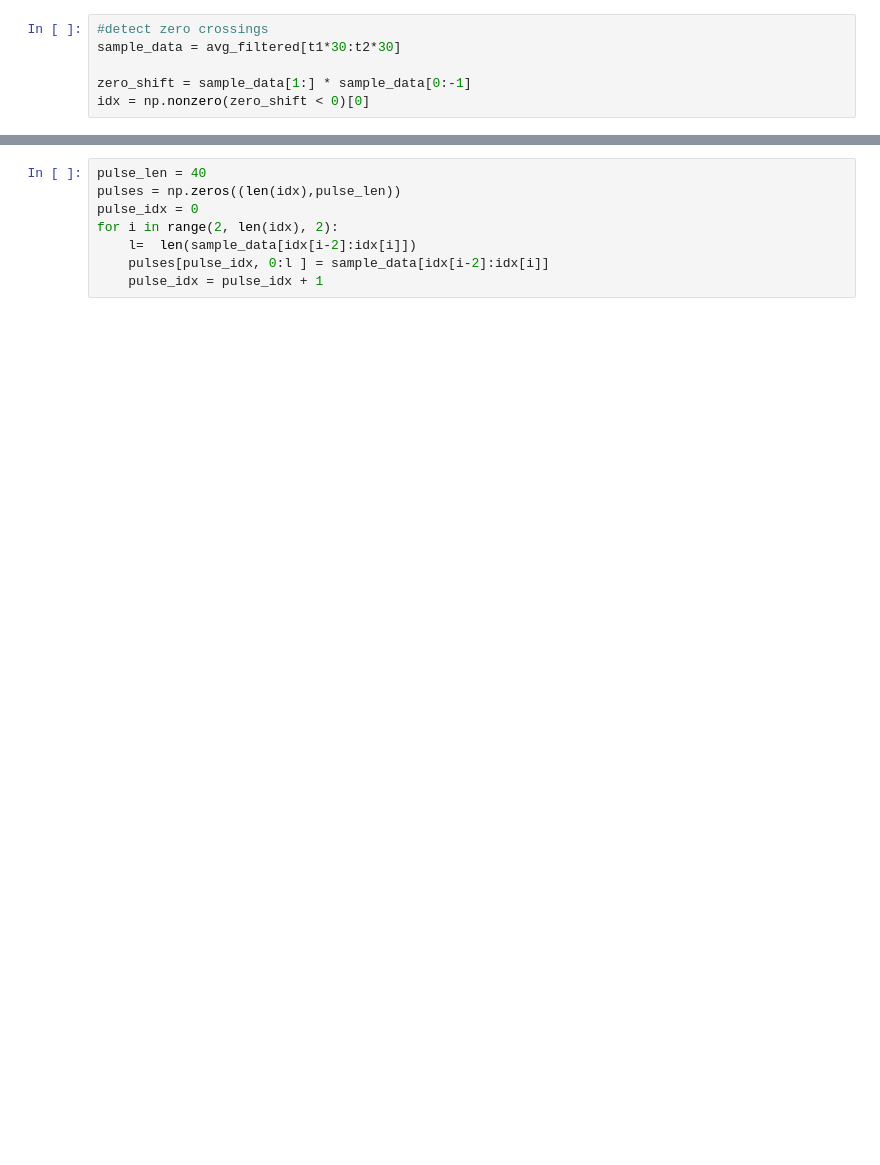
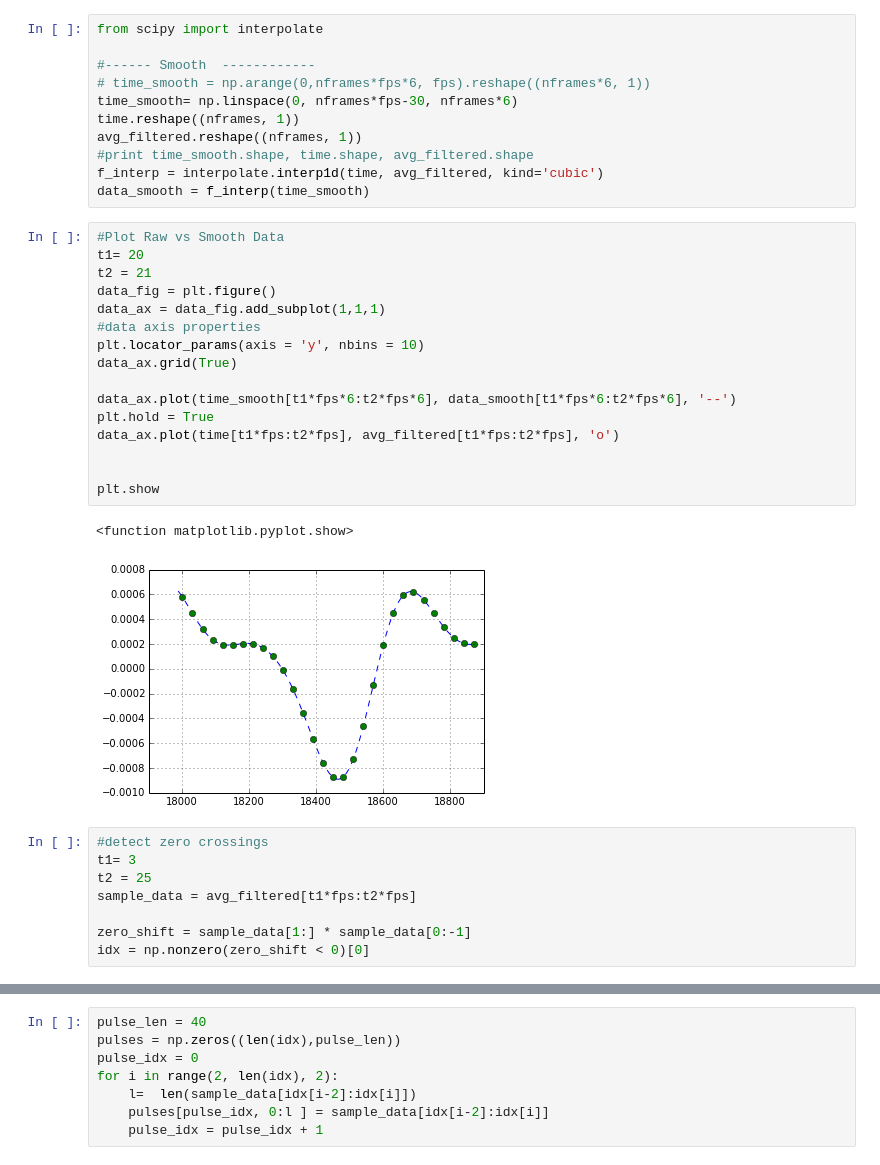
Before and after one commit to brown-ccv/pulsedetector, a Jupyter notebook: pulse_align.ipynb, the cells around one changed output, grey strips where cells are left out. Drawn from its saved outputs; the diff is of its cells as text; blank space fills up the shorter version.

```diff
--- a/pulse_align.ipynb
+++ b/pulse_align.ipynb
@@ -35,6 +41,38 @@ plt.show
+# %%
+from scipy import interpolate
+
+#------ Smooth  ------------
+# time_smooth = np.arange(0,nframes*fps*6, fps).reshape((nframes*6, 1))
+time_smooth= np.linspace(0, nframes*fps-30, nframes*6)
+time.reshape((nframes, 1))
+avg_filtered.reshape((nframes, 1))
+#print time_smooth.shape, time.shape, avg_filtered.shape
+f_interp = interpolate.interp1d(time, avg_filtered, kind='cubic')
+data_smooth = f_interp(time_smooth)
+# %%
+#Plot Raw vs Smooth Data
+t1= 20
+t2 = 21
+data_fig = plt.figure()
+data_ax = data_fig.add_subplot(1,1,1)
+#data axis properties
+plt.locator_params(axis = 'y', nbins = 10)
+data_ax.grid(True)
+
+data_ax.plot(time_smooth[t1*fps*6:t2*fps*6], data_smooth[t1*fps*6:t2*fps*6], '--')
+plt.hold = True
+data_ax.plot(time[t1*fps:t2*fps], avg_filtered[t1*fps:t2*fps], 'o')
+
+
+plt.show
+# %% [output]
+<function matplotlib.pyplot.show>
+[figure, added]
 # %%
 #detect zero crossings
-sample_data = avg_filtered[t1*30:t2*30]
+t1= 3
+t2 = 25
+sample_data = avg_filtered[t1*fps:t2*fps]
 
 zero_shift = sample_data[1:] * sample_data[0:-1]
 idx = np.nonzero(zero_shift < 0)[0]
```
Also changed, not shown: parts of 11 cells of this notebook, 12 other files.
